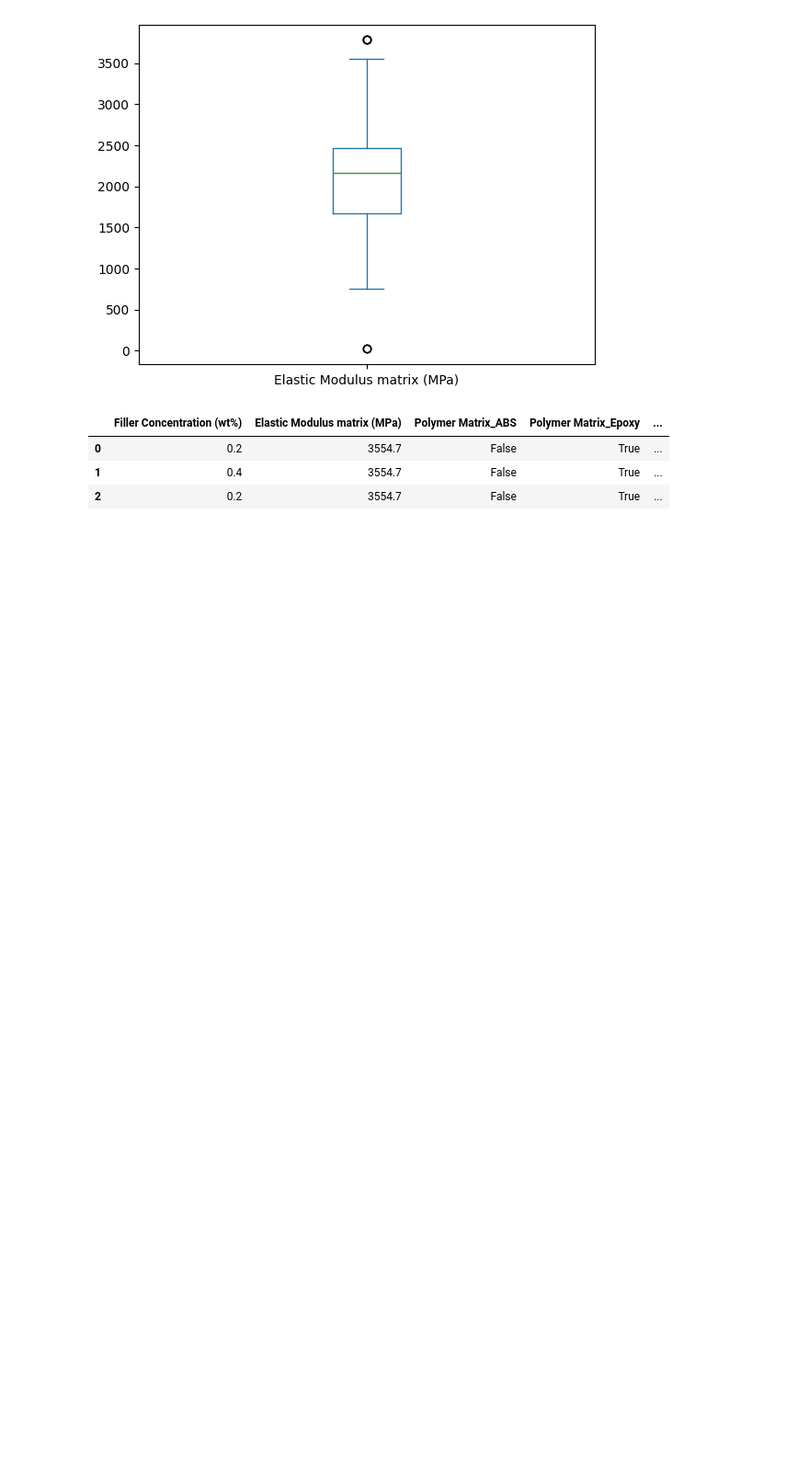
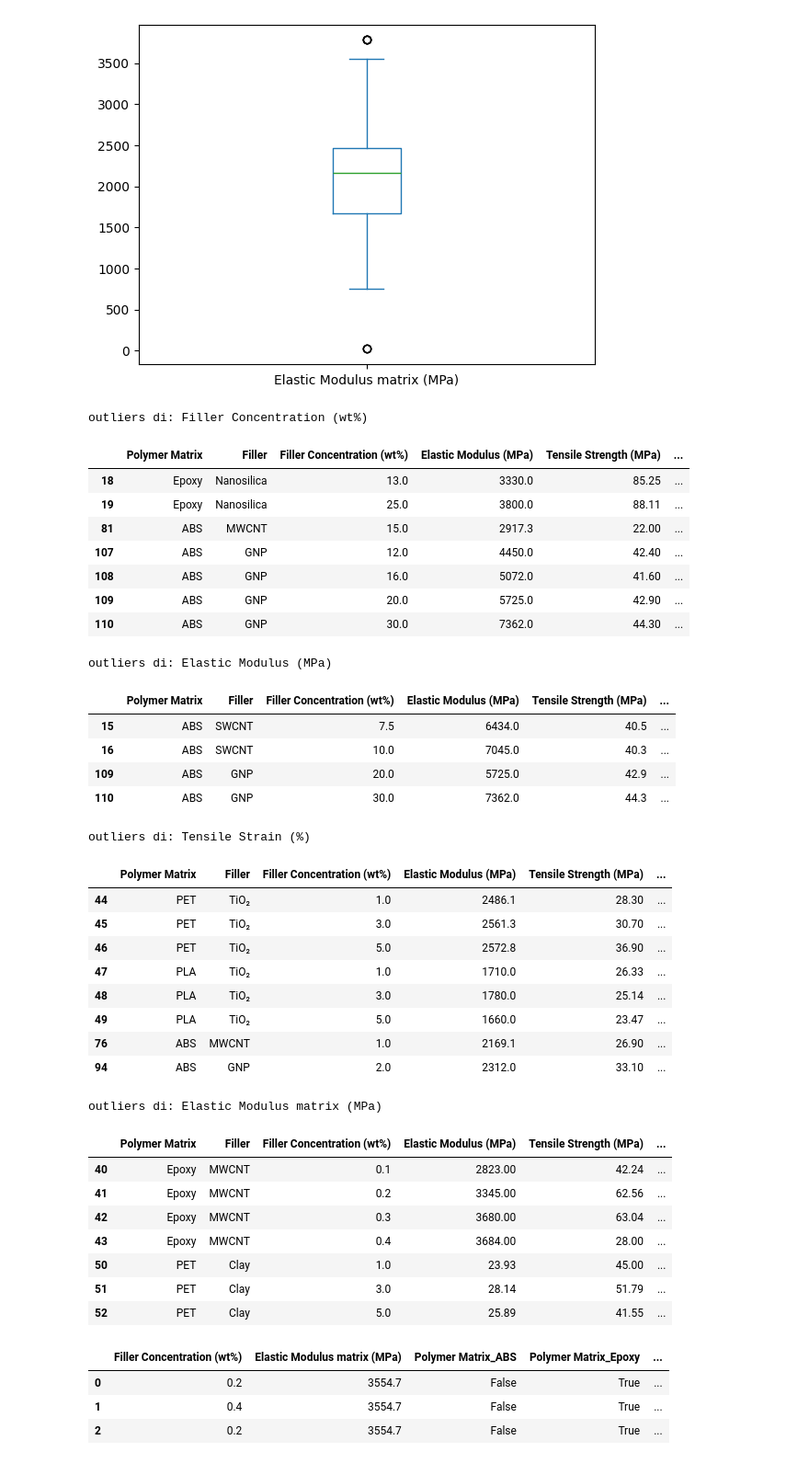
Before and after one commit to sabriades/Machine_Learning_Model, a Jupyter notebook: RandomForestRegressor_5.ipynb, the cells around one changed output. Shown: that part at 92% size. Drawn from its saved outputs; the diff is of its cells as text; code cells hidden in the pictures; blank space fills up the shorter version.

```diff
--- a/RandomForestRegressor_5.ipynb
+++ b/RandomForestRegressor_5.ipynb
@@ -89,3 +100,43 @@ for colonna in nanocomposites:
+# %%
+for colonna in nanocomposites:
+  if colonna not in ['Polymer Matrix', 'Filler', 'Tensile Strength (MPa)']:
+    print("outliers di: "+colonna)
+    display(outliers_dict[colonna])
+# %% [output]
+outliers di: Filler Concentration (wt%)
+|  | Polymer Matrix | Filler | Filler Concentration (wt%) | Elastic Modulus (MPa) | Tensile Strength (MPa) | ... |
+| 18 | Epoxy | Nanosilica | 13.0 | 3330.0 | 85.25 | ... |
+| 19 | Epoxy | Nanosilica | 25.0 | 3800.0 | 88.11 | ... |
+| 81 | ABS | MWCNT | 15.0 | 2917.3 | 22.00 | ... |
+| 107 | ABS | GNP | 12.0 | 4450.0 | 42.40 | ... |
+| 108 | ABS | GNP | 16.0 | 5072.0 | 41.60 | ... |
+| 109 | ABS | GNP | 20.0 | 5725.0 | 42.90 | ... |
+| 110 | ABS | GNP | 30.0 | 7362.0 | 44.30 | ... |
+outliers di: Elastic Modulus (MPa)
+|  | Polymer Matrix | Filler | Filler Concentration (wt%) | Elastic Modulus (MPa) | Tensile Strength (MPa) | ... |
+| 15 | ABS | SWCNT | 7.5 | 6434.0 | 40.5 | ... |
+| 16 | ABS | SWCNT | 10.0 | 7045.0 | 40.3 | ... |
+| 109 | ABS | GNP | 20.0 | 5725.0 | 42.9 | ... |
+| 110 | ABS | GNP | 30.0 | 7362.0 | 44.3 | ... |
+outliers di: Tensile Strain (%)
+|  | Polymer Matrix | Filler | Filler Concentration (wt%) | Elastic Modulus (MPa) | Tensile Strength (MPa) | ... |
+| 44 | PET | TiO₂ | 1.0 | 2486.1 | 28.30 | ... |
+| 45 | PET | TiO₂ | 3.0 | 2561.3 | 30.70 | ... |
+| 46 | PET | TiO₂ | 5.0 | 2572.8 | 36.90 | ... |
+| 47 | PLA | TiO₂ | 1.0 | 1710.0 | 26.33 | ... |
+| 48 | PLA | TiO₂ | 3.0 | 1780.0 | 25.14 | ... |
+| 49 | PLA | TiO₂ | 5.0 | 1660.0 | 23.47 | ... |
+| 76 | ABS | MWCNT | 1.0 | 2169.1 | 26.90 | ... |
+| 94 | ABS | GNP | 2.0 | 2312.0 | 33.10 | ... |
+outliers di: Elastic Modulus matrix (MPa)
+|  | Polymer Matrix | Filler | Filler Concentration (wt%) | Elastic Modulus (MPa) | Tensile Strength (MPa) | ... |
+| 40 | Epoxy | MWCNT | 0.1 | 2823.00 | 42.24 | ... |
+| 41 | Epoxy | MWCNT | 0.2 | 3345.00 | 62.56 | ... |
+| 42 | Epoxy | MWCNT | 0.3 | 3680.00 | 63.04 | ... |
+| 43 | Epoxy | MWCNT | 0.4 | 3684.00 | 28.00 | ... |
+| 50 | PET | Clay | 1.0 | 23.93 | 45.00 | ... |
+| 51 | PET | Clay | 3.0 | 28.14 | 51.79 | ... |
+| 52 | PET | Clay | 5.0 | 25.89 | 41.55 | ... |
 # %%
 X=nanocomposites_encoded[['Filler Concentration (wt%)', 'Elastic Modulus matrix (MPa)','Polymer Matrix_ABS',
        'Polymer Matrix_Epoxy', 'Polymer Matrix_PET', 'Polymer Matrix_PLA',
```
Also changed, not shown: parts of 8 cells of this notebook.
